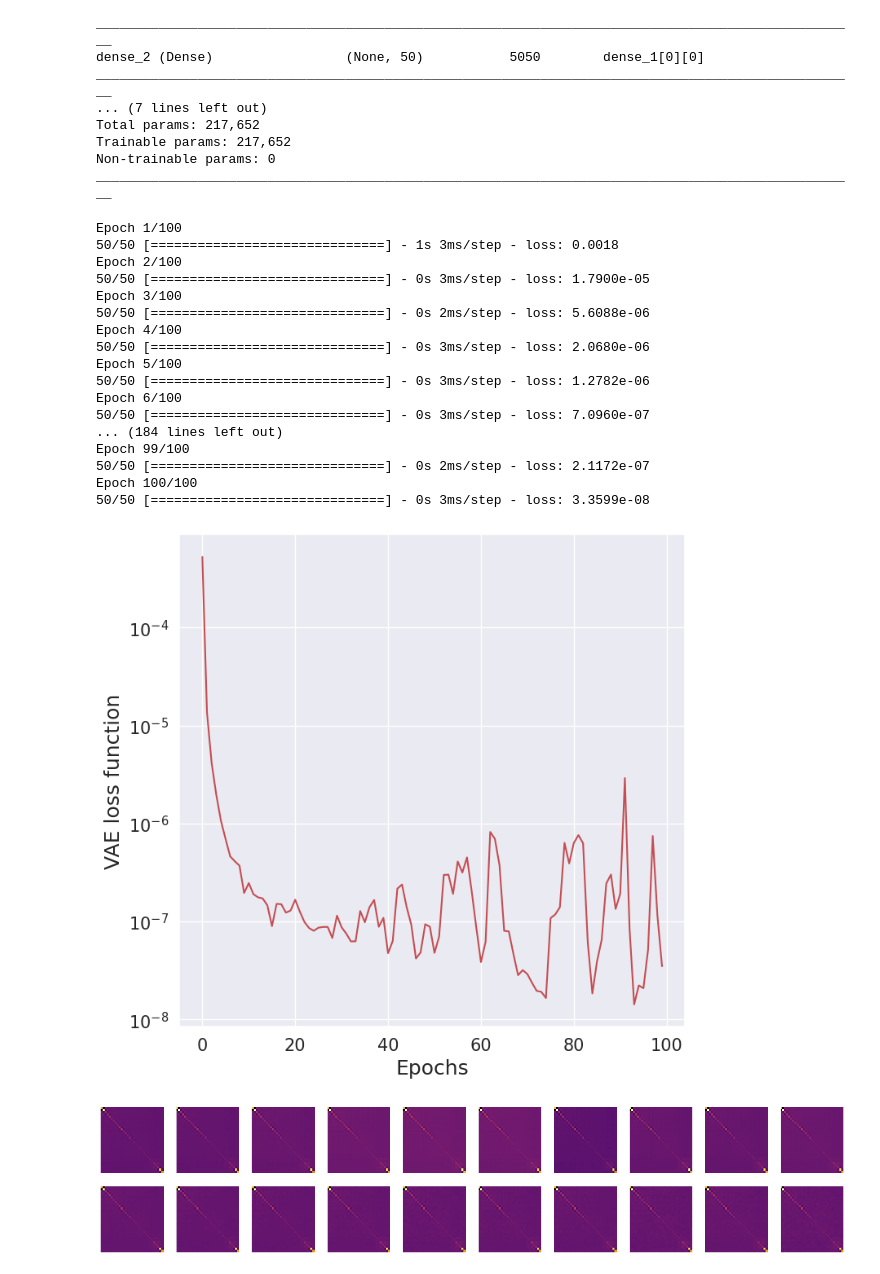
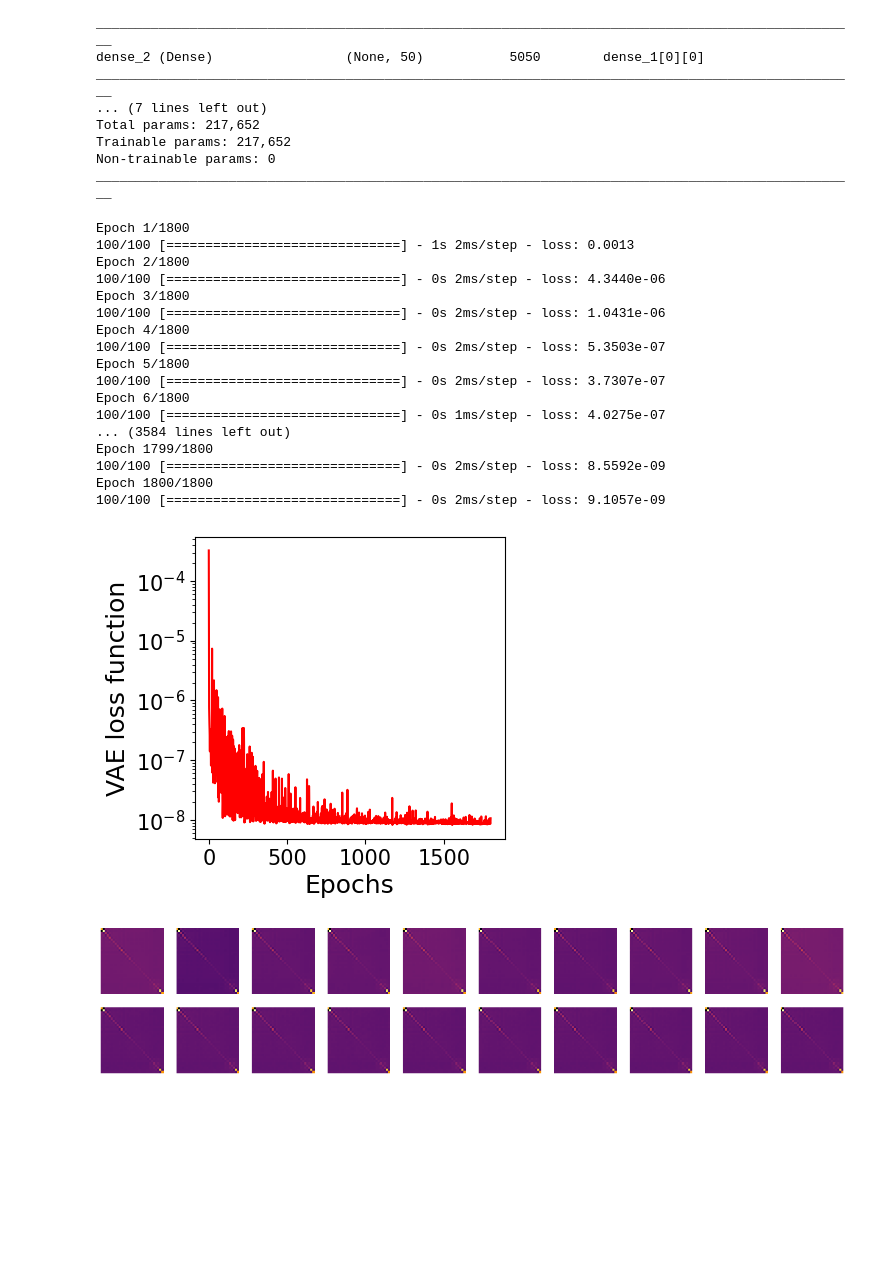
Before and after one commit to igomezv/neuralCosmoReconstruction, a Jupyter notebook: notebooks/binned_JLA_VAE.ipynb, the cells around one changed output. Saved outputs shown, nothing was run; the diff lists cells and outputs as text; code cells hidden in the pictures; blank space fills up the shorter version.

```diff
--- a/notebooks/binned_JLA_VAE.ipynb
+++ b/notebooks/binned_JLA_VAE.ipynb
@@ -232,28 +232,28 @@ vae.add_loss(vae_loss)
 vae.compile(optimizer='adam')
 # %%
 vae_train = vae.fit(covset_train, covset_train,
-                    epochs=100,
-                    batch_size=32)
+                    epochs=1800,
+                    batch_size=16)
 #                     shuffle=True,
 #                     validation_data=(covset_test, covset_test))
 # %% [output]
-Epoch 1/100
-50/50 [==============================] - 1s 3ms/step - loss: 0.0018
-Epoch 2/100
-50/50 [==============================] - 0s 3ms/step - loss: 1.7900e-05
-Epoch 3/100
-50/50 [==============================] - 0s 2ms/step - loss: 5.6088e-06
-Epoch 4/100
-50/50 [==============================] - 0s 3ms/step - loss: 2.0680e-06
-Epoch 5/100
-50/50 [==============================] - 0s 3ms/step - loss: 1.2782e-06
-Epoch 6/100
-50/50 [==============================] - 0s 3ms/step - loss: 7.0960e-07
-... (184 lines left out)
-Epoch 99/100
-50/50 [==============================] - 0s 2ms/step - loss: 2.1172e-07
-Epoch 100/100
-50/50 [==============================] - 0s 3ms/step - loss: 3.3599e-08
+Epoch 1/1800
+100/100 [==============================] - 1s 2ms/step - loss: 0.0013
+Epoch 2/1800
+100/100 [==============================] - 0s 2ms/step - loss: 4.3440e-06
+Epoch 3/1800
+100/100 [==============================] - 0s 2ms/step - loss: 1.0431e-06
+Epoch 4/1800
+100/100 [==============================] - 0s 2ms/step - loss: 5.3503e-07
+Epoch 5/1800
+100/100 [==============================] - 0s 2ms/step - loss: 3.7307e-07
+Epoch 6/1800
+100/100 [==============================] - 0s 1ms/step - loss: 4.0275e-07
+... (3584 lines left out)
+Epoch 1799/1800
+100/100 [==============================] - 0s 2ms/step - loss: 8.5592e-09
+Epoch 1800/1800
+100/100 [==============================] - 0s 2ms/step - loss: 9.1057e-09
 # %%
 # Guardar modelos
 
@@ -263,20 +263,20 @@ decoder.save('../models/vaeffnn_decoder.h5', save_format="tf")
 # encoder.save_weights('../models/weights_encoder.h5')
 # decoder.save_weights('../models/weights_decoder.h5')
 # %%
-plt.figure(figsize=(8, 8), dpi=100)
+plt.figure(figsize=(4, 4), dpi=100)
 plt.yscale('log')
 plt.plot(vae_train.history['loss'], color='r')
 # plt.plot(vae_train.history['val_loss'], color='g')
 # plt.title('model loss function')
 plt.ylabel('VAE loss function', fontsize=18)
 plt.xlabel('Epochs', fontsize=18)
 plt.xticks(fontsize=15)
 plt.yticks(fontsize=15)
 
 # plt.legend(['train', 'val'], loc='upper left')
 plt.savefig('loss_vae.png')
 # %% [output]
-[figure, old version]
+[figure, new version]
 # %%
 encoded_imgs = encoder.predict(covset_test)
 decoded_imgs = decoder.predict(encoded_imgs[2])
```
Also changed, not shown: parts of 25 cells of this notebook.
